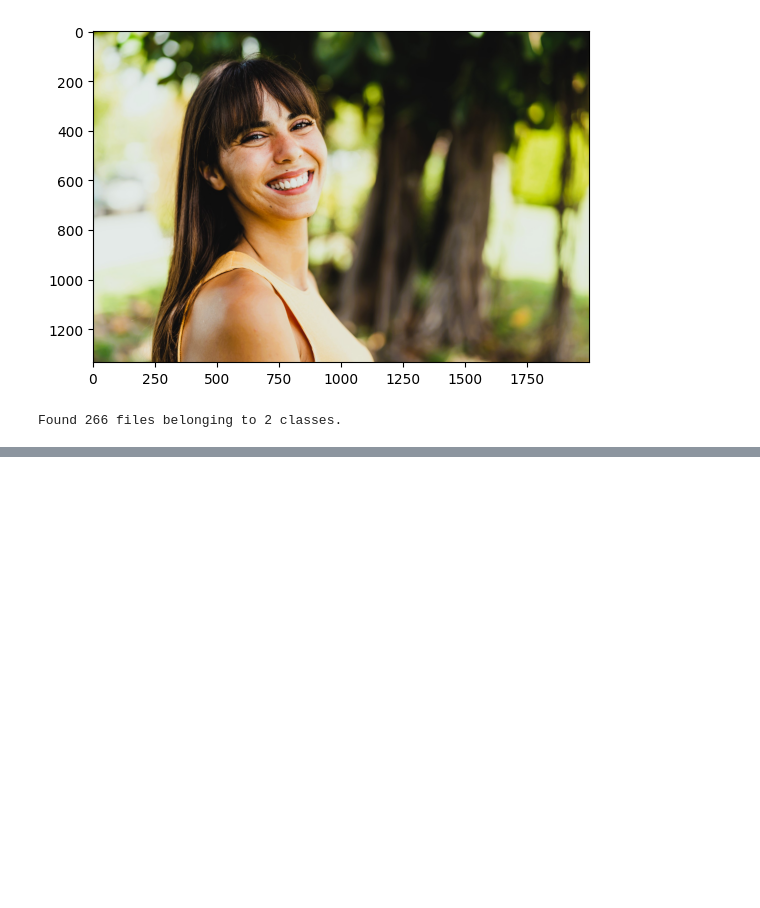
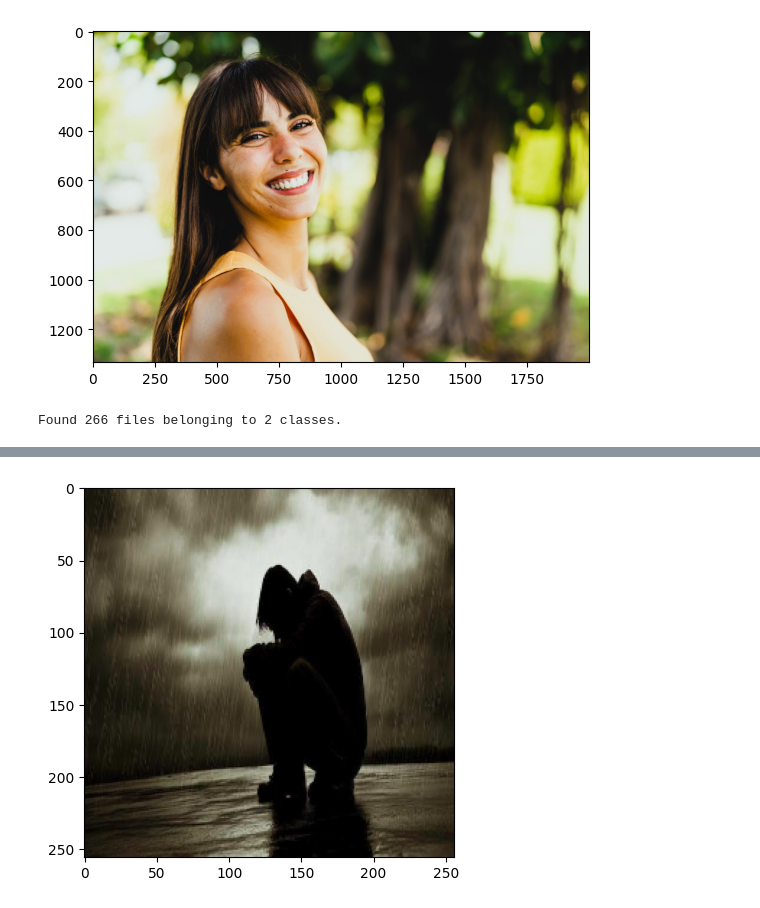
Before and after one commit to Kostas200121/CNN-Image-Classification-project, a Jupyter notebook: V2/image_class2.0.ipynb, the cells around one changed output, grey strips where cells are left out. Saved outputs shown, nothing was run; the diff lists cells and outputs as text; code cells hidden in the pictures; blank space fills up the shorter version.

```diff
--- a/V2/image_class2.0.ipynb
+++ b/V2/image_class2.0.ipynb
@@ -60,0 +199,6 @@ batch = data_iterator.next()
+# %%
+resize = tf.image.resize(img, (256,256))
+plt.imshow(resize.numpy().astype(int))
+plt.show()
+# %% [output]
+[figure, added]
```
Also changed, not shown: parts of 40 cells of this notebook, 14 other files.
